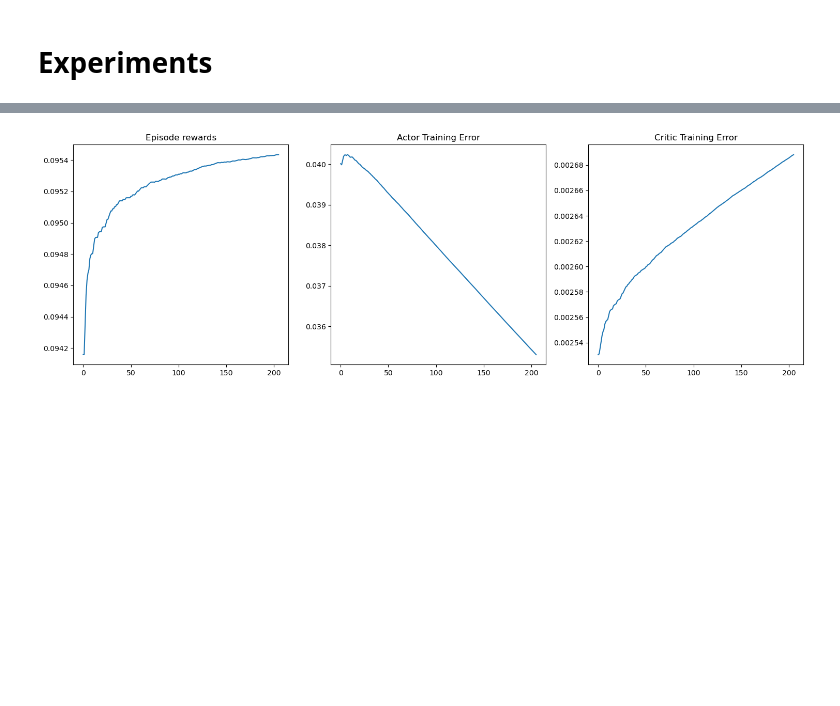
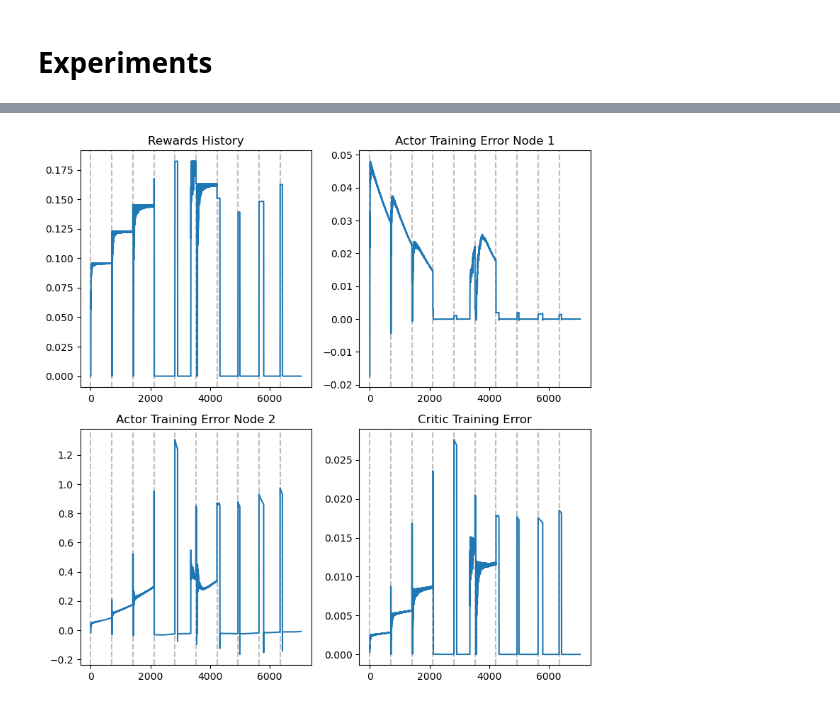
Before and after one commit to WasupolHengsritawat/MI-DRL, a Jupyter notebook: shallowcovnet.ipynb, the cells around one changed output, grey strips where cells are left out. Saved outputs shown, nothing was run; the diff lists cells and outputs as text; code cells hidden in the pictures; blank space fills up the shorter version.

```diff
--- a/shallowcovnet.ipynb
+++ b/shallowcovnet.ipynb
@@ -319,7 +319,7 @@ class experiment():
         # Learning schedules
         self.init_LR = 5e-4
         self.num_epochs_pre = 20 # Pre-training epochs
-        self.num_epochs = 21
+        self.num_epochs = 30
         self.num_batch = 20
         self.optimizer = tf.keras.optimizers.legacy.RMSprop(learning_rate=self.init_LR)
 
@@ -537,8 +545,9 @@ def training_viz(reward_history, actor_loss_history, critic_loss_history, rollin
     Args:
         rolling_length: Length of the rolling kernel used to convolve the original data
     """
-    fig, axs = plt.subplots(ncols=3, figsize=(15, 5))
-    axs[0].set_title("Episode rewards")
+    fig, axs = plt.subplots(nrows=2, ncols=2, figsize=(8, 8))
+
+    axs[0,0].set_title("Rewards History")
     # compute and assign a rolling average of the data to provide a smoother graph
     reward_moving_average = (
         np.convolve(
@@ -546,22 +555,49 @@ def training_viz(reward_history, actor_loss_history, critic_loss_history, rollin
         )
         / rolling_length
     )
-    axs[0].plot(range(len(reward_moving_average)), reward_moving_average)
-    axs[1].set_title("Actor Training Error")
-    actor_error_moving_average = (
-        np.convolve(np.array(actor_loss_history), np.ones(rolling_length), mode="valid")
+
+    batch = [b for b in range(len(reward_moving_average)) if b%705 == 0]
+
+    for i in range(4):
+        for b in batch:
+            axs[i//2,i%2].axvline(x = b, color = 'gray', linestyle = '--', alpha = 0.5)
+
+    axs[0,0].plot(range(len(reward_moving_average)), reward_moving_average)
+
+    axs[0,1].set_title("Actor Training Error Node 1")
+    actor_error_moving_average1 = (
+        np.convolve(np.array(actor_loss_history[:,0,0]), np.ones(rolling_length), mode="valid")
         / rolling_length
     )
-    axs[1].plot(range(len(actor_error_moving_average)), actor_error_moving_average)
-    axs[2].set_title("Critic Training Error")
+    axs[0,1].plot(range(len(actor_error_moving_average1)), actor_error_moving_average1)
+
+    axs[1,0].set_title("Actor Training Error Node 2")
+    actor_error_moving_average2 = (
+        np.convolve(np.array(actor_loss_history[:,0,1]), np.ones(rolling_length), mode="valid")
+        / rolling_length
+    )
+    axs[1,0].plot(range(len(actor_error_moving_average2)), actor_error_moving_average2)
+
+    axs[1,1].set_title("Critic Training Error")
     critic_error_moving_average = (
         np.convolve(np.array(critic_loss_history), np.ones(rolling_length), mode="valid")
         / rolling_length
     )
-    axs[2].plot(range(len(critic_error_moving_average)), critic_error_moving_average)
+    axs[1,1].plot(range(len(critic_error_moving_average)), critic_error_moving_average)
     plt.tight_layout()
     plt.show()
-
-training_viz(np.array(reward_history)[:,0],np.array(actor_loss_history)[:,0,0],np.array(critic_loss_history)[:,0,0],500)
-# %% [output]
-[figure, removed]
+# %%
+reward_history = np.array(reward_history)
+batch_mean_reward_history = np.mean(reward_history, axis = 1)
+actor_loss_history = np.array(actor_loss_history)
+critic_loss_history = np.array(critic_loss_history)
+
+batch_mean_reward_log = []
+for i in range(int(reward_history.shape[0]/705)):
+    batch_mean_reward_log.append(batch_mean_reward_history[i*705:(i+1)*705])
+
+batch_mean_reward_log = np.sum(np.array(batch_mean_reward_log), axis = 1)
+# %%
+training_viz(reward_history[:,0],actor_loss_history,critic_loss_history[:,0,0],1)
+# %% [output]
+[figure, added]
```
Also changed, not shown: parts of 2 cells of this notebook, 1 other file.
